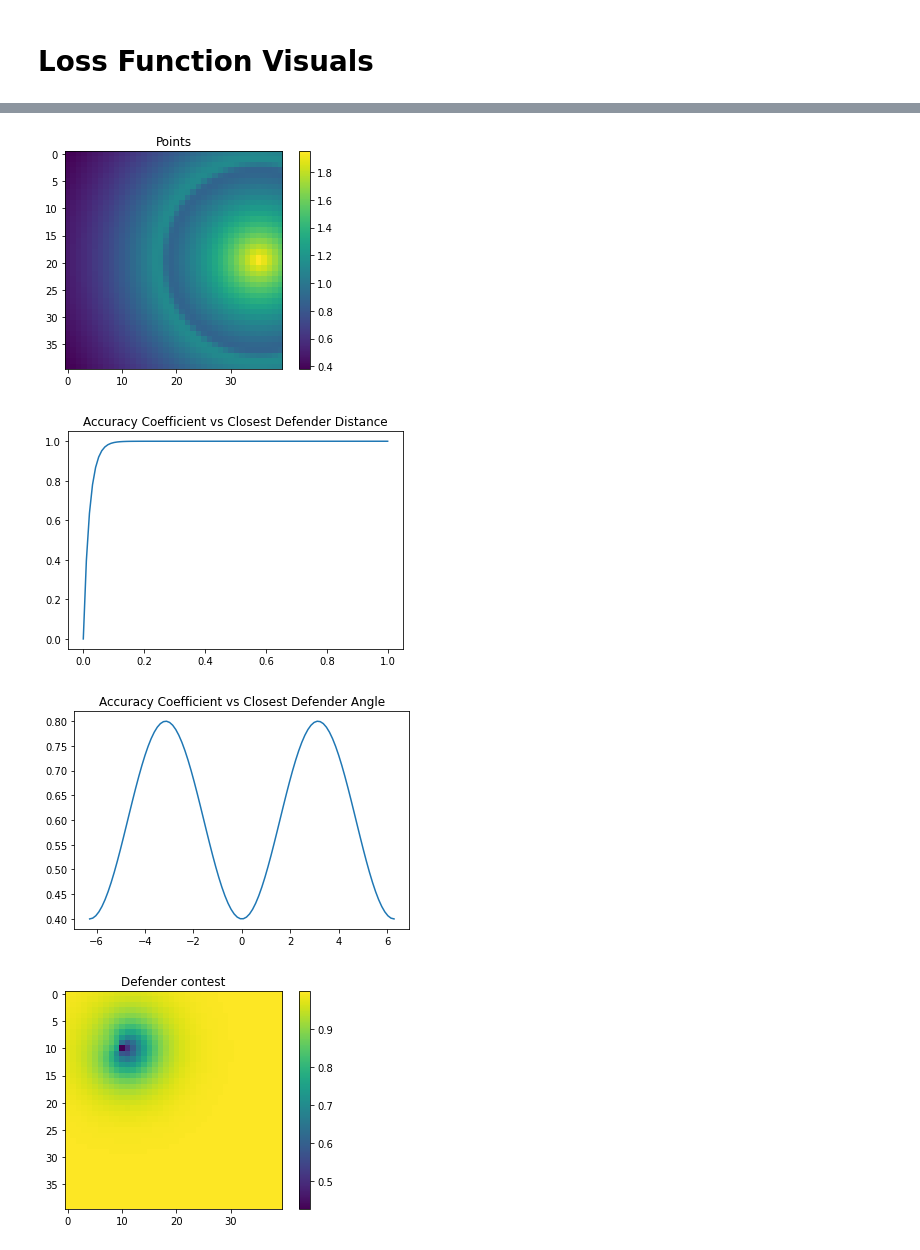
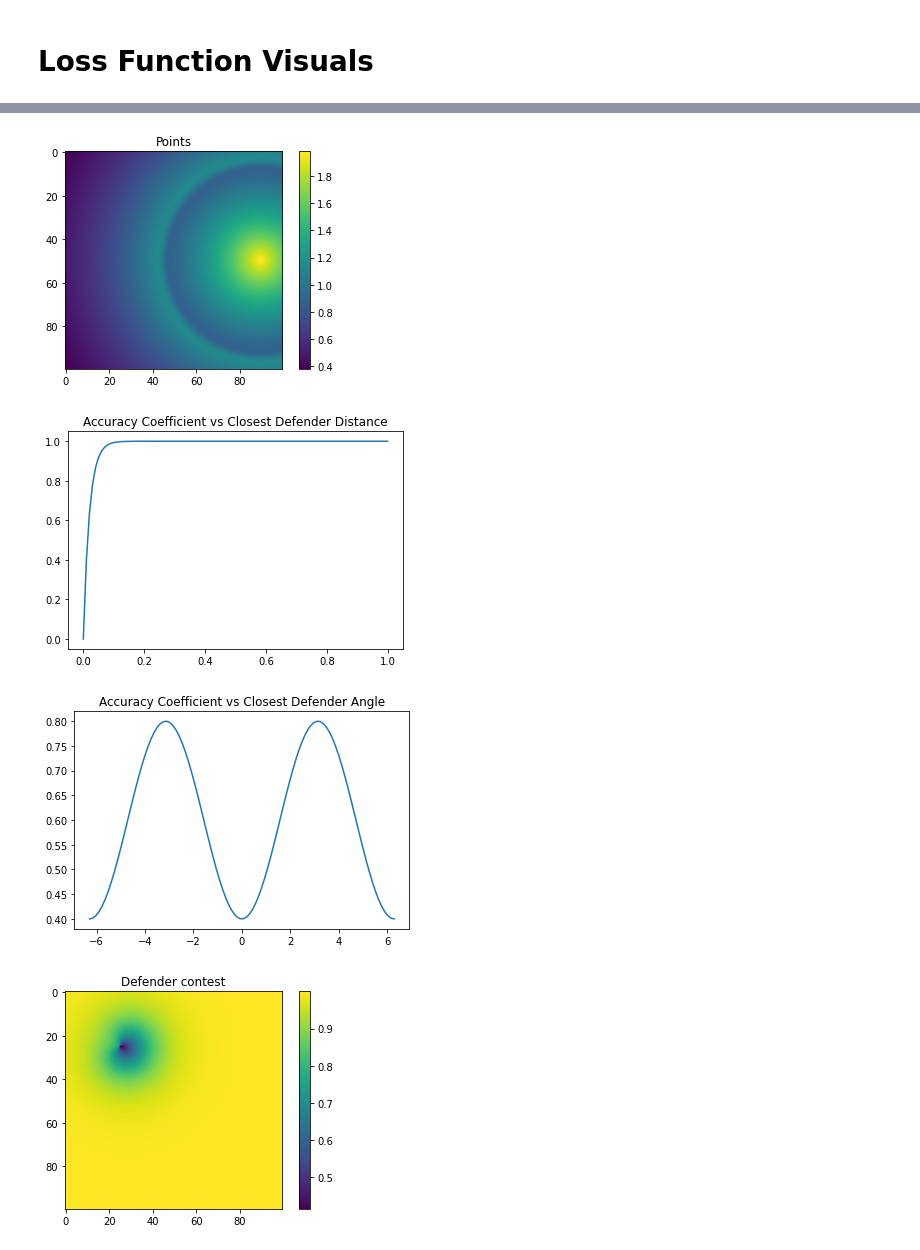
Before and after one commit to akarshkumar0101/basketball-rl, a Jupyter notebook: Basketball.ipynb, the cells around one changed output, grey strips where cells are left out. Cells and saved outputs as stored; diff of their text form; code cells hidden in the pictures.

```diff
--- a/Basketball.ipynb
+++ b/Basketball.ipynb
@@ -20,13 +22,13 @@ np.random.seed(0)
 # %% [output]
 cpu
 # %%
-pos_hoop = torch.tensor([0, 0.8])
+pos_hoop = torch.tensor([0, 0.8]).to(device, dtype)
 
-idxs_op = torch.arange(5)
-idxs_dp = torch.arange(5, 10)
-idxs_ball = torch.tensor([10])
+idxs_op = torch.arange(5).to(device)
+idxs_dp = torch.arange(5, 10).to(device)
+idxs_ball = torch.tensor([10]).to(device)
 
-idxs_oentities = torch.cat((idxs_op, idxs_ball))
+idxs_oentities = torch.cat((idxs_op, idxs_ball)).to(device)
 
 
 fps = 10
@@ -38,9 +40,9 @@ radius_ball = 0.04
 
 
 def random_initial_game_state(batch_size, only_game_state=True):
-    pos_op = torch.rand(batch_size, len(idxs_op), 2)*2 - 1
-    pos_dp = torch.rand(batch_size, len(idxs_dp), 2)*2 - 1
-    pos_ball = torch.rand(batch_size, len(idxs_ball), 2)*2 - 1
+    pos_op = torch.rand(batch_size, len(idxs_op), 2, device=device)*2 - 1
+    pos_dp = torch.rand(batch_size, len(idxs_dp), 2, device=device)*2 - 1
+    pos_ball = torch.rand(batch_size, len(idxs_ball), 2, device=device)*2 - 1
 
     init_game_state = torch.cat((pos_op, pos_dp, pos_ball), dim=1)
 
@@ -467,7 +502,7 @@ torch.Size([19])
 # %%
 %matplotlib inline
 
-resolution = 40
+resolution = 100
 x, y = torch.meshgrid(torch.linspace(-1, 1, resolution), torch.linspace(-1,1, resolution))
 pos_grid = torch.stack((x, y), dim=-1)
 
@@ -495,21 +530,21 @@ plt.show()
 
 
 d = torch.linspace(0, 1, 100)
-contest = raw_contest_distance(d)
-plt.plot(d.numpy(), contest.numpy())
+cont = raw_contest_distance(d)
+plt.plot(d.numpy(), cont.numpy())
 plt.title('Accuracy Coefficient vs Closest Defender Distance')
 plt.show()
 
 
 d = torch.linspace(-2*np.pi, 2*np.pi, 100)
-contest = raw_contest_angle(d)
-plt.plot(d.numpy(), contest.numpy())
+cont = raw_contest_angle(d)
+plt.plot(d.numpy(), cont.numpy())
 plt.title('Accuracy Coefficient vs Closest Defender Angle')
 plt.show()
 
 pos_op = torch.tensor([-0.5,-0.5])
-contest = raw_contest(pos_op, pos_grid)
-plt.imshow(contest.numpy())#, vmin=0, vmax=1)
+cont = contest(pos_op, pos_grid)
+plt.imshow(cont.numpy())#, vmin=0, vmax=1)
 plt.title('Defender contest')
 plt.colorbar()
 plt.show()
@@ -519,4 +554,4 @@ plt.show()
-[figure, old version]
+[figure, new version]
 [figure]
 [figure]
-[figure, old version]
+[figure, new version]
```
Also changed, not shown: parts of 18 cells of this notebook, 1 other file.
